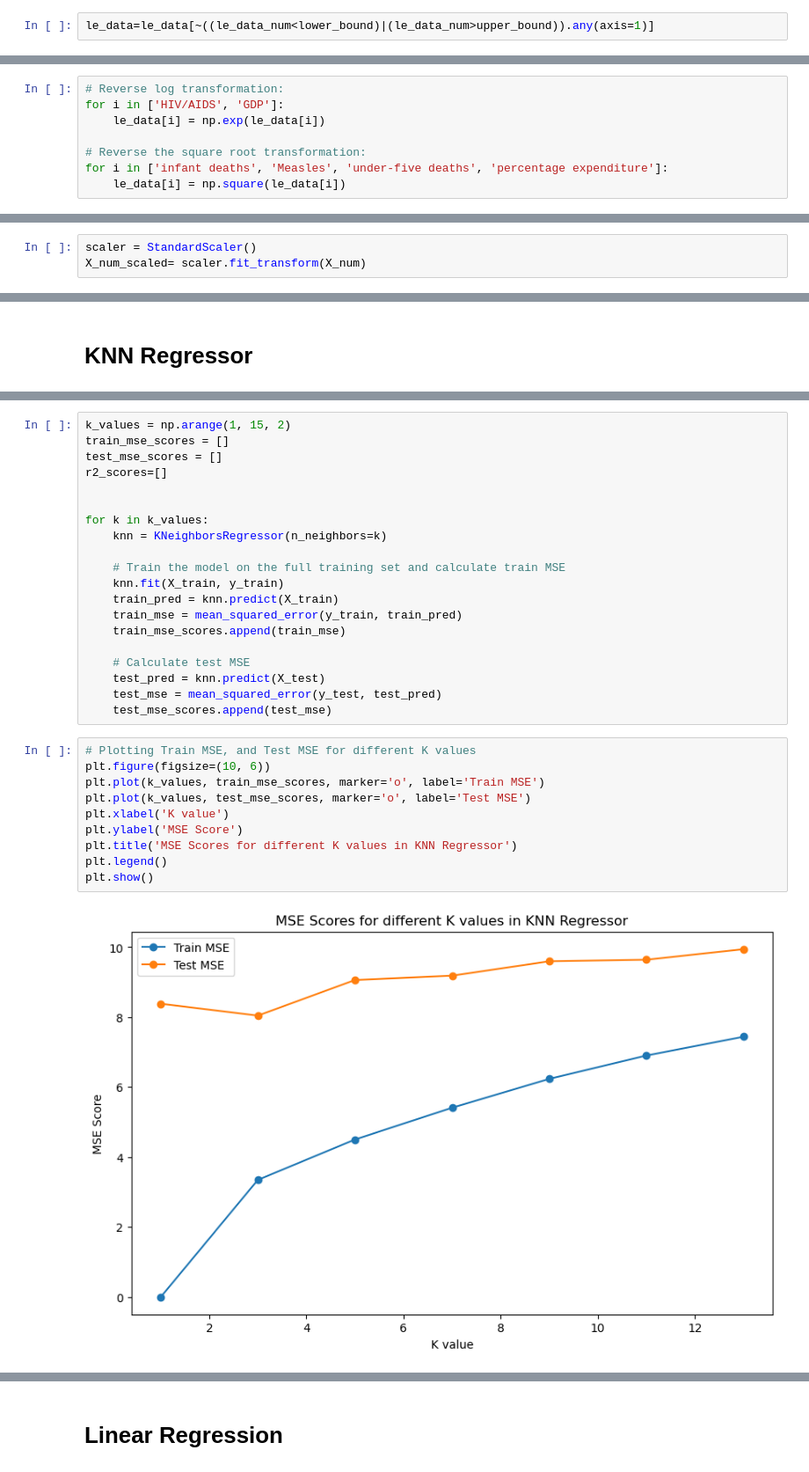
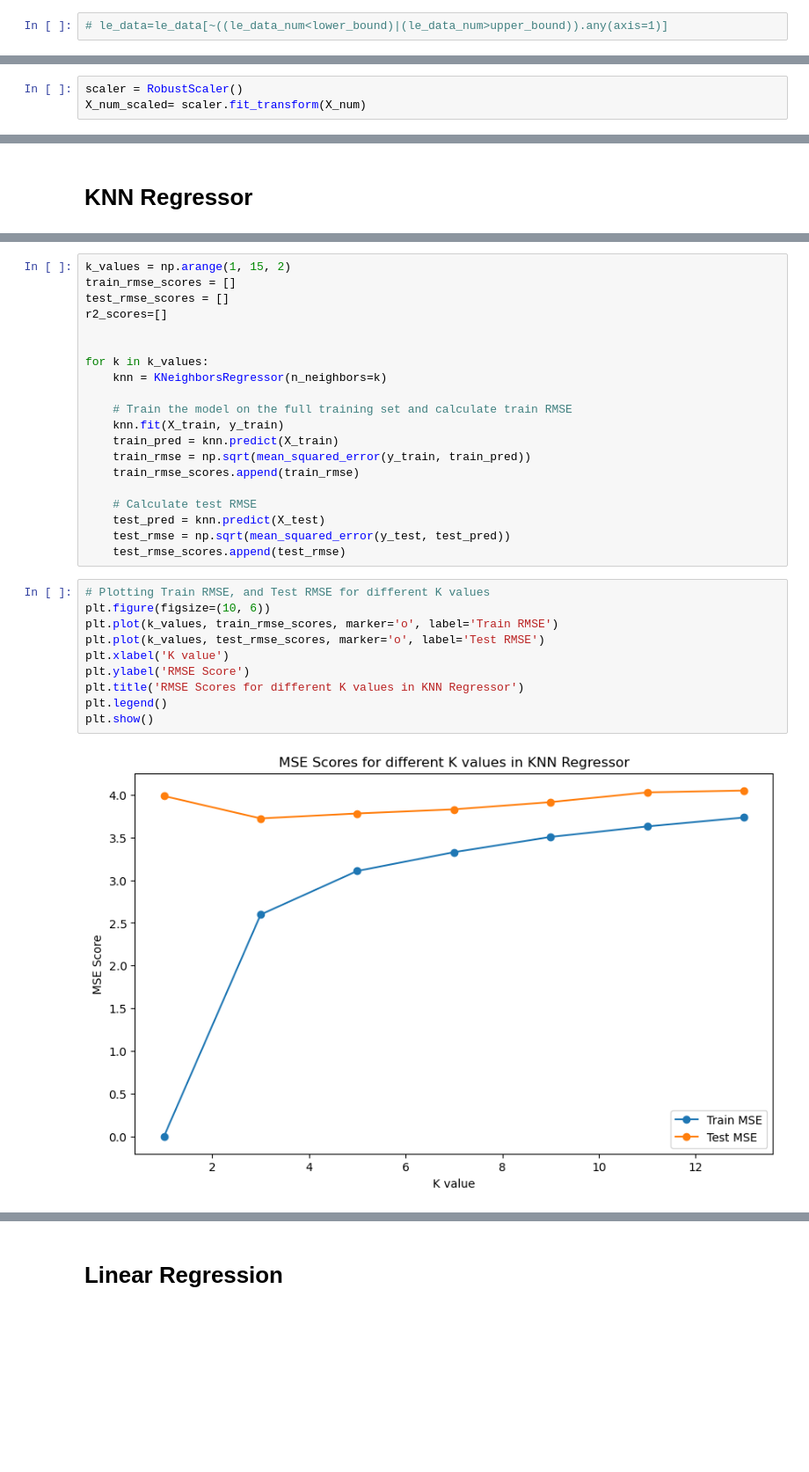
Before and after one commit to Smruti1999/Praxis, a Jupyter notebook: Life Expectancy/Life Expectancy WHO.ipynb, the cells around one changed output, grey strips where cells are left out. Shown at 88% size. Saved outputs shown, nothing was run; the diff lists cells and outputs as text; blank space fills up the shorter version.

```diff
--- a/Life Expectancy/Life Expectancy WHO.ipynb
+++ b/Life Expectancy/Life Expectancy WHO.ipynb
@@ -941,3 +842,3 @@ le_data.shape
 # %%
-le_data=le_data[~((le_data_num<lower_bound)|(le_data_num>upper_bound)).any(axis=1)]
+# le_data=le_data[~((le_data_num<lower_bound)|(le_data_num>upper_bound)).any(axis=1)]
 # %%
@@ -959,11 +846,3 @@ The outliers are grouped together closely hence we can proceed.
-# %%
-# Reverse log transformation:
-for i in ['HIV/AIDS', 'GDP']:
-    le_data[i] = np.exp(le_data[i])
-
-# Reverse the square root transformation:
-for i in ['infant deaths', 'Measles', 'under-five deaths', 'percentage expenditure']:
-    le_data[i] = np.square(le_data[i])
 # %%
 # correlation matrix:
 le_data_num=le_data.select_dtypes('number')
@@ -1039,5 +918,5 @@ X_cat
 # %%
-scaler = StandardScaler()
+scaler = RobustScaler()
 X_num_scaled= scaler.fit_transform(X_num)
 # %%
 type(X_num_scaled)
@@ -1138,33 +1017,33 @@ Name: Life expectancy, Length: 1110, dtype: float64
 # %%
 k_values = np.arange(1, 15, 2)
-train_mse_scores = []
-test_mse_scores = []
+train_rmse_scores = []
+test_rmse_scores = []
 r2_scores=[]
 
 
 for k in k_values:
     knn = KNeighborsRegressor(n_neighbors=k)
 
-    # Train the model on the full training set and calculate train MSE
+    # Train the model on the full training set and calculate train RMSE
     knn.fit(X_train, y_train)
     train_pred = knn.predict(X_train)
-    train_mse = mean_squared_error(y_train, train_pred)
-    train_mse_scores.append(train_mse)
+    train_rmse = np.sqrt(mean_squared_error(y_train, train_pred))
+    train_rmse_scores.append(train_rmse)
 
-    # Calculate test MSE
+    # Calculate test RMSE
     test_pred = knn.predict(X_test)
-    test_mse = mean_squared_error(y_test, test_pred)
-    test_mse_scores.append(test_mse)
+    test_rmse = np.sqrt(mean_squared_error(y_test, test_pred))
+    test_rmse_scores.append(test_rmse)
 # %%
-# Plotting Train MSE, and Test MSE for different K values
+# Plotting Train RMSE, and Test RMSE for different K values
 plt.figure(figsize=(10, 6))
-plt.plot(k_values, train_mse_scores, marker='o', label='Train MSE')
-plt.plot(k_values, test_mse_scores, marker='o', label='Test MSE')
+plt.plot(k_values, train_rmse_scores, marker='o', label='Train RMSE')
+plt.plot(k_values, test_rmse_scores, marker='o', label='Test RMSE')
 plt.xlabel('K value')
-plt.ylabel('MSE Score')
-plt.title('MSE Scores for different K values in KNN Regressor')
+plt.ylabel('RMSE Score')
+plt.title('RMSE Scores for different K values in KNN Regressor')
 plt.legend()
 plt.show()
 # %% [output]
-[figure, old version]
+[figure, new version]
 # %% [markdown]
```
Also changed, not shown: parts of 60 cells of this notebook.
